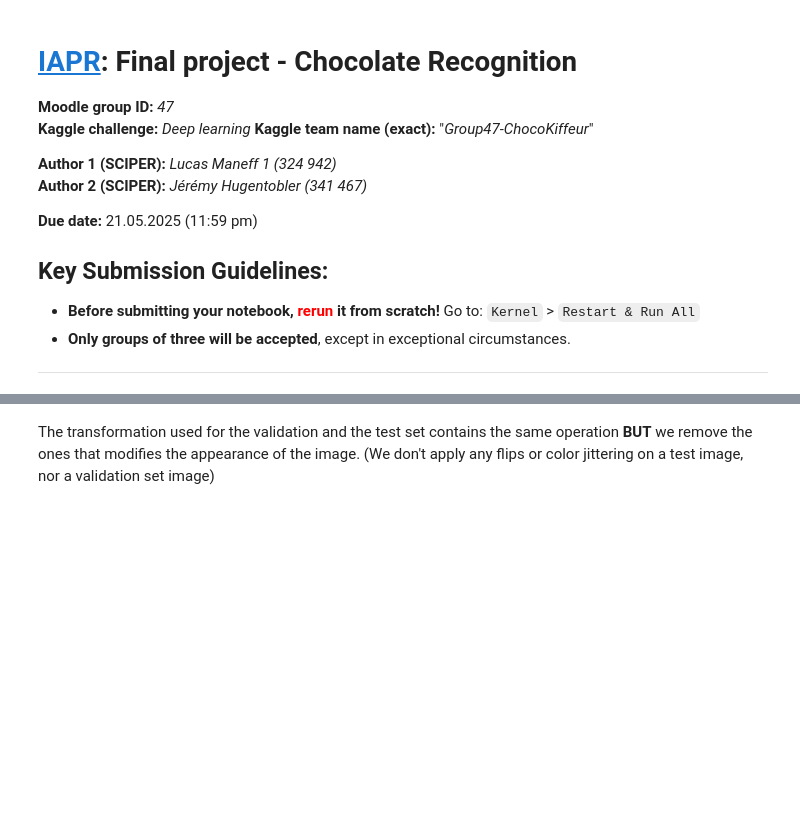
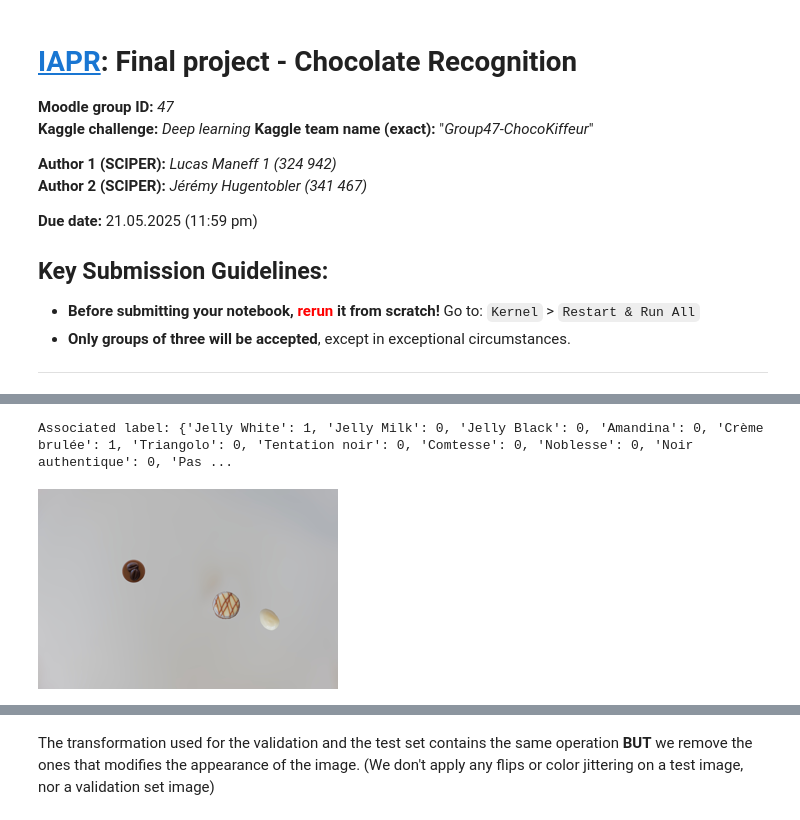
Before and after one commit to MrKiwix/IAPR-project, a Jupyter notebook: report.ipynb, the cells around one changed output, grey strips where cells are left out. Saved outputs shown, nothing was run; the diff lists cells and outputs as text; code cells hidden in the pictures; blank space fills up the shorter version.

```diff
--- a/report.ipynb
+++ b/report.ipynb
@@ -55,10 +62,13 @@ Here is an example on a black background:
 # %%
 from src.data.synthetic_data_generation import generate_synthetic_image
 from PIL import Image
 background = Image.open("data/backgrounds/blank_bg1.JPG")
-img, label = generate_synthetic_image(background, "data/alpha_references/", (4000, 6000), noise=True)
+img, label = generate_synthetic_image(background, "data/alpha_references/", noise=True)
 print("Associated label:", label)
 img.resize((300, 200)) # resize for rapport visualization
+# %% [output]
+Associated label: {'Jelly White': 1, 'Jelly Milk': 0, 'Jelly Black': 0, 'Amandina': 0, 'Crème brulée': 1, 'Triangolo': 0, 'Tentation noir': 0, 'Comtesse': 0, 'Noblesse': 0, 'Noir authentique': 0, 'Pas ...
+[figure, added]
 # %%
 # On an image without a blank background
 from src.data.synthetic_data_generation import generate_synthetic_image
```
Also changed, not shown: parts of 10 cells of this notebook, 13 other files.
